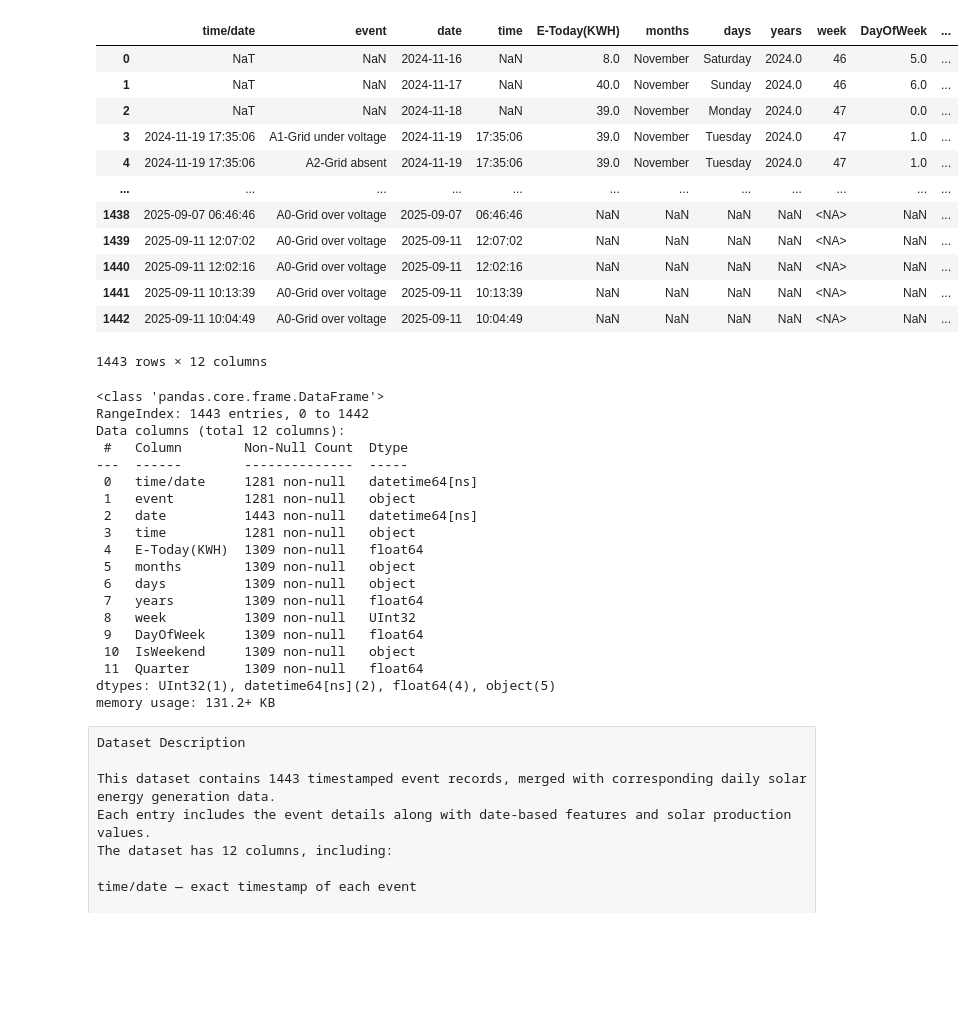
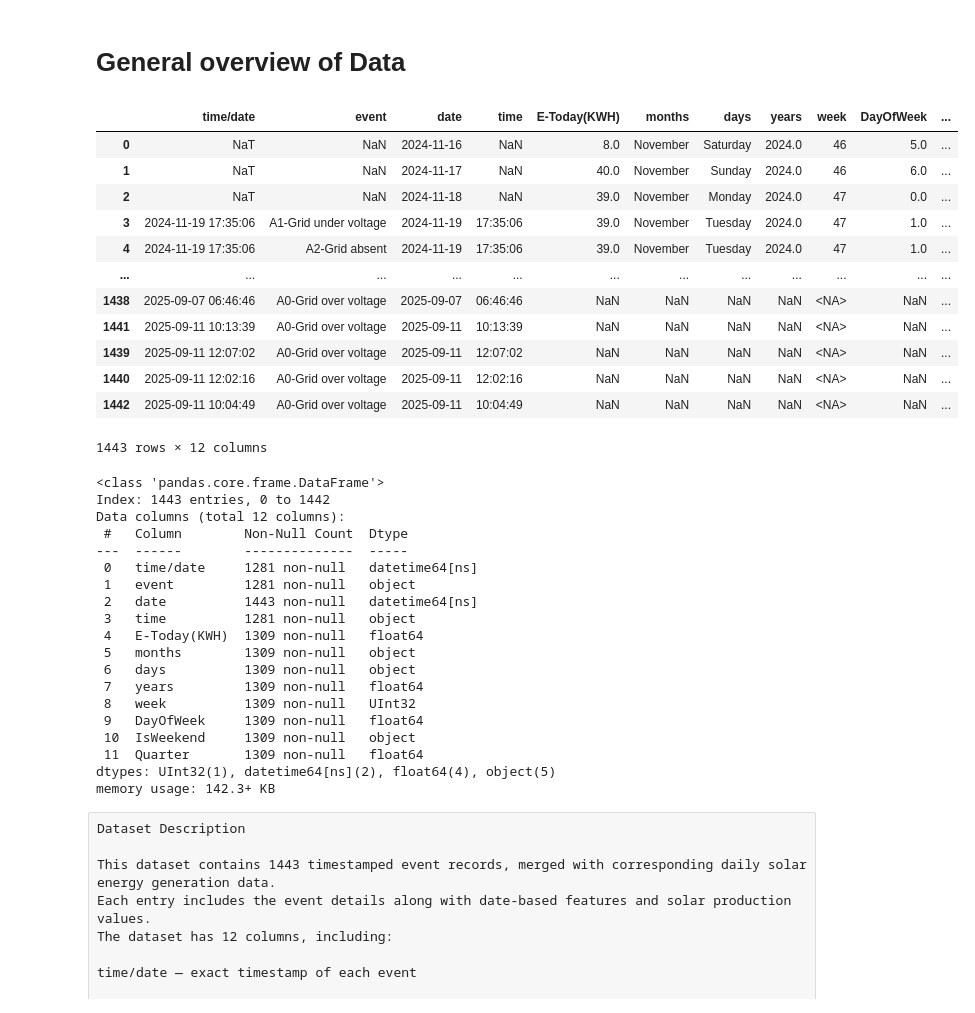
Before and after one commit to kamrankhanorakzai/Analysis-and-Performance-Monitoring-of-a-Solar-Power-Plant-Using-Real-World-Collected-Data, a Jupyter notebook: Exploratory_data_analysis.ipynb, the cells around one changed output. Cells and saved outputs as stored; diff of their text form; code cells hidden in the pictures; blank space fills up the shorter version.

```diff
--- a/Exploratory_data_analysis.ipynb
+++ b/Exploratory_data_analysis.ipynb
@@ -5,29 +5,32 @@ import numpy as np
 warnings.simplefilter(action='ignore', category=FutureWarning)
 import matplotlib.pyplot as plt
 import math
+# %% [markdown]
+# General overview of Data
 # %%
 df=pd.read_pickle("combined_outer_data.pkl")
 # %%
+df=df.sort_values("date")
 df
 # %% [output]
 |  | time/date | event | date | time | E-Today(KWH) | months | days | years | week | DayOfWeek | ... |
 | 0 | NaT | NaN | 2024-11-16 | NaN | 8.0 | November | Saturday | 2024.0 | 46 | 5.0 | ... |
 | 1 | NaT | NaN | 2024-11-17 | NaN | 40.0 | November | Sunday | 2024.0 | 46 | 6.0 | ... |
 | 2 | NaT | NaN | 2024-11-18 | NaN | 39.0 | November | Monday | 2024.0 | 47 | 0.0 | ... |
 | 3 | 2024-11-19 17:35:06 | A1-Grid under voltage | 2024-11-19 | 17:35:06 | 39.0 | November | Tuesday | 2024.0 | 47 | 1.0 | ... |
 | 4 | 2024-11-19 17:35:06 | A2-Grid absent | 2024-11-19 | 17:35:06 | 39.0 | November | Tuesday | 2024.0 | 47 | 1.0 | ... |
 | ... | ... | ... | ... | ... | ... | ... | ... | ... | ... | ... | ... |
 | 1438 | 2025-09-07 06:46:46 | A0-Grid over voltage | 2025-09-07 | 06:46:46 | NaN | NaN | NaN | NaN | <NA> | NaN | ... |
+| 1441 | 2025-09-11 10:13:39 | A0-Grid over voltage | 2025-09-11 | 10:13:39 | NaN | NaN | NaN | NaN | <NA> | NaN | ... |
 | 1439 | 2025-09-11 12:07:02 | A0-Grid over voltage | 2025-09-11 | 12:07:02 | NaN | NaN | NaN | NaN | <NA> | NaN | ... |
 | 1440 | 2025-09-11 12:02:16 | A0-Grid over voltage | 2025-09-11 | 12:02:16 | NaN | NaN | NaN | NaN | <NA> | NaN | ... |
-| 1441 | 2025-09-11 10:13:39 | A0-Grid over voltage | 2025-09-11 | 10:13:39 | NaN | NaN | NaN | NaN | <NA> | NaN | ... |
 | 1442 | 2025-09-11 10:04:49 | A0-Grid over voltage | 2025-09-11 | 10:04:49 | NaN | NaN | NaN | NaN | <NA> | NaN | ... |
 1443 rows × 12 columns
 # %%
 df.info()
 # %% [output]
 <class 'pandas.core.frame.DataFrame'>
-RangeIndex: 1443 entries, 0 to 1442
+Index: 1443 entries, 0 to 1442
 Data columns (total 12 columns):
  #   Column        Non-Null Count  Dtype
 ---  ------        --------------  -----
@@ -44,7 +47,7 @@ Data columns (total 12 columns):
  10  IsWeekend     1309 non-null   object
  11  Quarter       1309 non-null   float64
 dtypes: UInt32(1), datetime64[ns](2), float64(4), object(5)
-memory usage: 131.2+ KB
+memory usage: 142.3+ KB
 # %% [raw]
 Dataset Description
 
```
Also changed, not shown: parts of 72 cells of this notebook.
